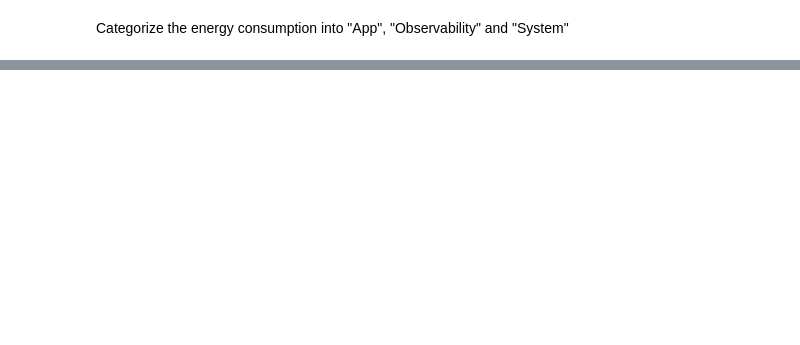
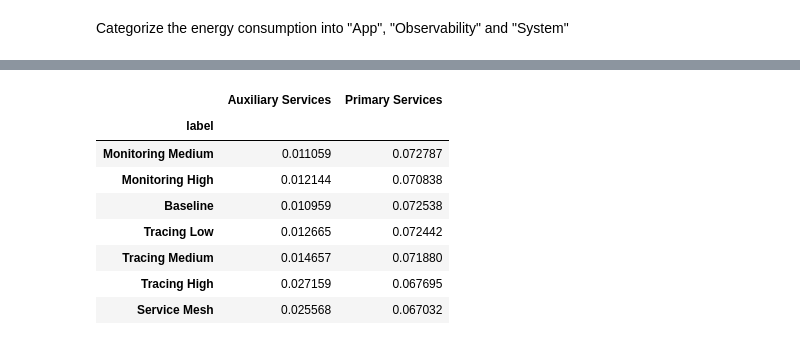
Before and after one commit to JulianLegler/goxn, a Jupyter notebook: evaluation/energy-evaluation-sw.ipynb, the cells around one changed output, grey strips where cells are left out. Drawn from its saved outputs; the diff is of its cells as text; code cells hidden in the pictures; blank space fills up the shorter version.

```diff
--- a/evaluation/energy-evaluation-sw.ipynb
+++ b/evaluation/energy-evaluation-sw.ipynb
@@ -628,3 +708,15 @@ data.round(0)
+# %%
+kepler_categorized
+# %% [output]
+|  | Auxiliary Services | Primary Services |
+| label |  |  |
+| Monitoring Medium | 0.011059 | 0.072787 |
+| Monitoring High | 0.012144 | 0.070838 |
+| Baseline | 0.010959 | 0.072538 |
+| Tracing Low | 0.012665 | 0.072442 |
+| Tracing Medium | 0.014657 | 0.071880 |
+| Tracing High | 0.027159 | 0.067695 |
+| Service Mesh | 0.025568 | 0.067032 |
 # %%
 import seaborn as sns
 import matplotlib.pyplot as plt
```
Also changed, not shown: parts of 13 cells of this notebook, 22 other files.
